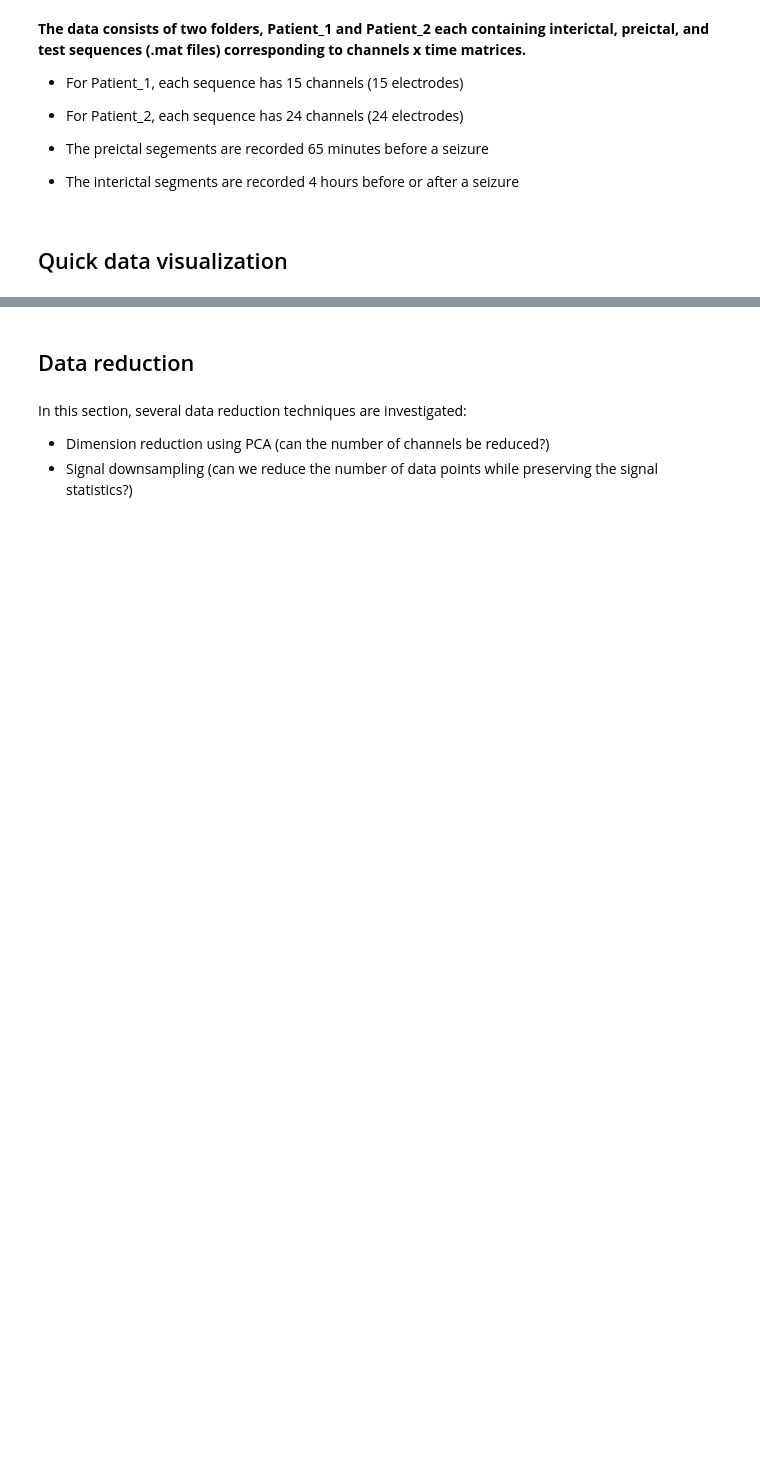
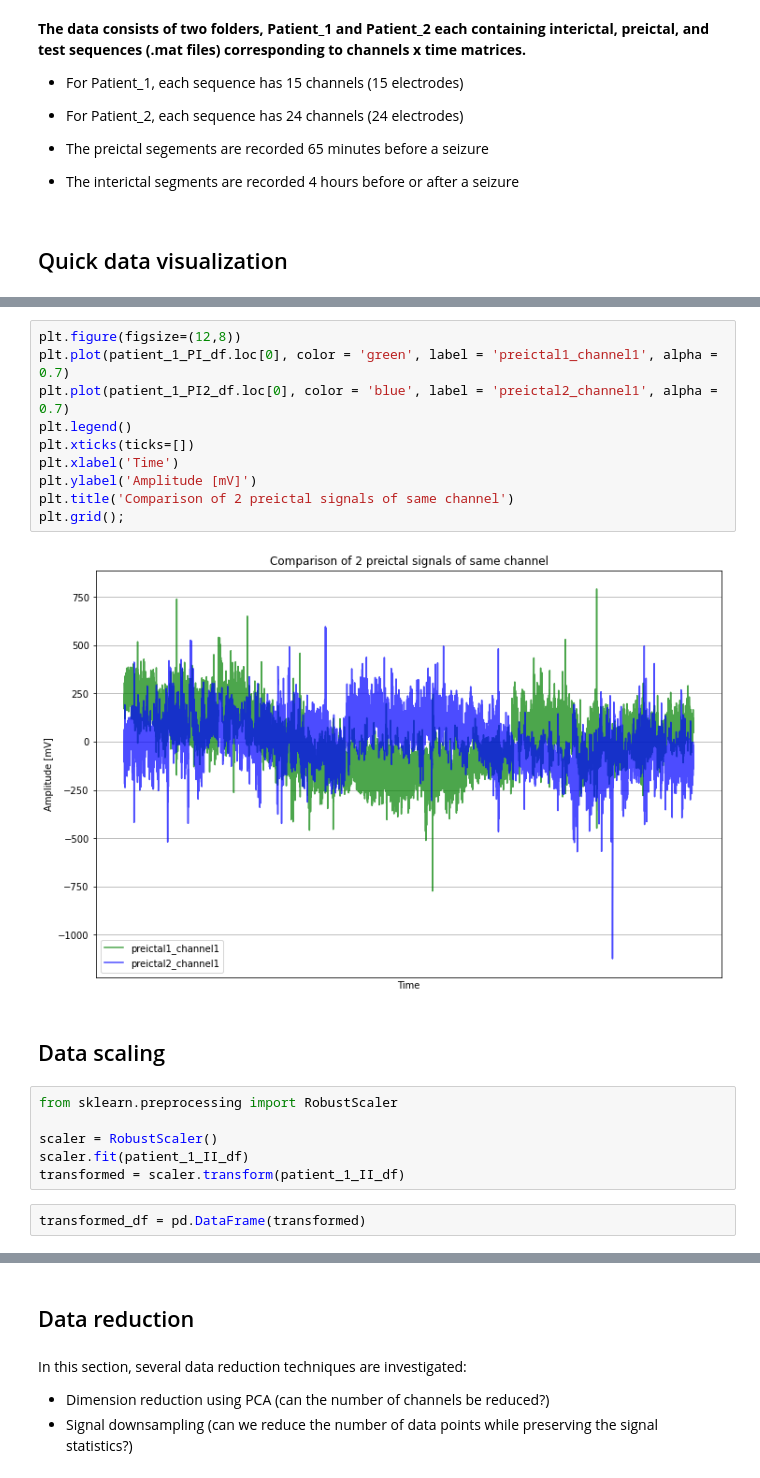
Before and after one commit to jhupiterz/SafeSeizure, a Jupyter notebook: notebooks/jhupiterz-investigations.ipynb, the cells around one changed output, grey strips where cells are left out. Saved outputs shown, nothing was run; the diff lists cells and outputs as text; blank space fills up the shorter version.

Commit message:
Updated with scaling

```diff
--- a/notebooks/jhupiterz-investigations.ipynb
+++ b/notebooks/jhupiterz-investigations.ipynb
@@ -50,0 +70,22 @@ plt.title('Patient 2, segment 19');
+# %%
+plt.figure(figsize=(12,8))
+plt.plot(patient_1_PI_df.loc[0], color = 'green', label = 'preictal1_channel1', alpha = 0.7)
+plt.plot(patient_1_PI2_df.loc[0], color = 'blue', label = 'preictal2_channel1', alpha = 0.7)
+plt.legend()
+plt.xticks(ticks=[])
+plt.xlabel('Time')
+plt.ylabel('Amplitude [mV]')
+plt.title('Comparison of 2 preictal signals of same channel')
+plt.grid();
+# %% [output]
+[figure, added]
+# %% [markdown]
+## Data scaling
+# %%
+from sklearn.preprocessing import RobustScaler
+
+scaler = RobustScaler()
+scaler.fit(patient_1_II_df)
+transformed = scaler.transform(patient_1_II_df)
+# %%
+transformed_df = pd.DataFrame(transformed)
```
Also changed, not shown: parts of 8 cells of this notebook.
